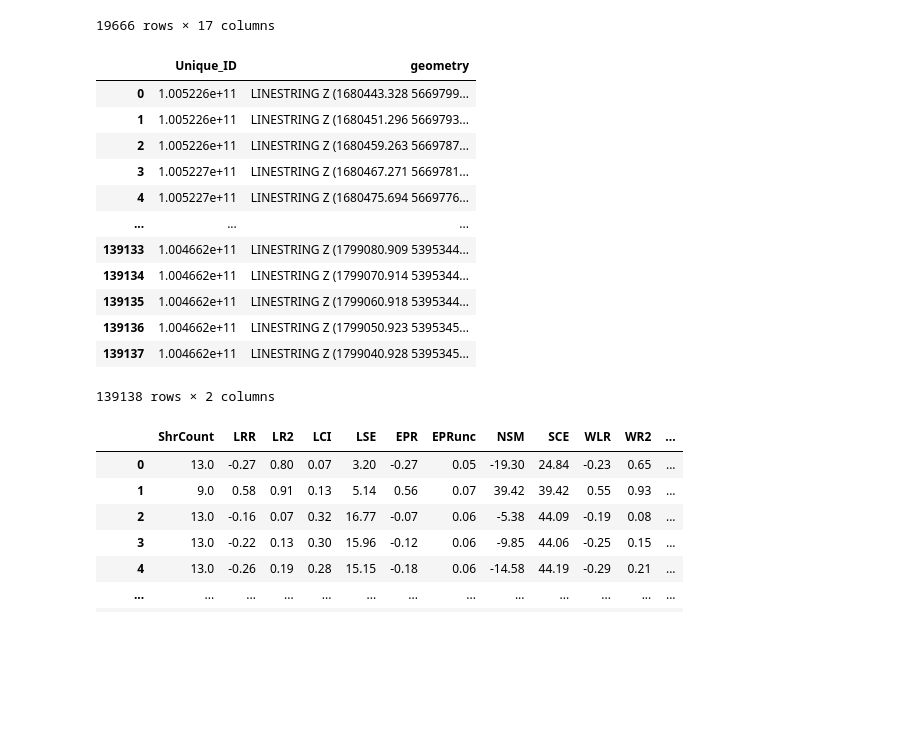
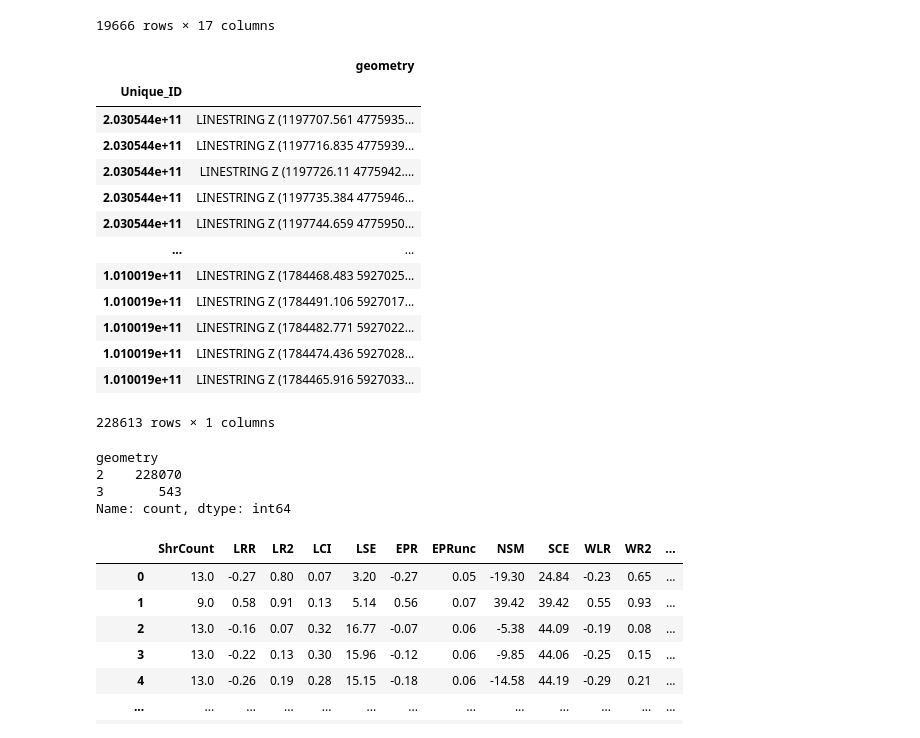
Before and after one commit to UoA-eResearch/retrolens, a Jupyter notebook: DSAS.ipynb, the cells around one changed output. Cells and saved outputs as stored; diff of their text form; code cells hidden in the pictures; blank space fills up the shorter version.

Commit message:
process_map testing

```diff
--- a/DSAS.ipynb
+++ b/DSAS.ipynb
@@ -24,20 +26,28 @@ shorelines
 | 19665 | Otago | Oamaru | TK | 1509 | Top of cliff | Max | 3 | 2 | 0 | 2.02 | ... |
 19666 rows × 17 columns
 # %%
-transects = gpd.read_file("Data for testing/Unique_ID_transects/NorthIsland_transects.shp")
+transects = pd.concat(gpd.read_file(f).set_index("Unique_ID") for f in glob("Data for testing/Unique_ID_transects/*.shp"))
 transects
 # %% [output]
-|  | Unique_ID | geometry |
-| 0 | 1.005226e+11 | LINESTRING Z (1680443.328 5669799... |
-| 1 | 1.005226e+11 | LINESTRING Z (1680451.296 5669793... |
-| 2 | 1.005226e+11 | LINESTRING Z (1680459.263 5669787... |
-| 3 | 1.005227e+11 | LINESTRING Z (1680467.271 5669781... |
-| 4 | 1.005227e+11 | LINESTRING Z (1680475.694 5669776... |
-| ... | ... | ... |
-| 139133 | 1.004662e+11 | LINESTRING Z (1799080.909 5395344... |
-| 139134 | 1.004662e+11 | LINESTRING Z (1799070.914 5395344... |
-| 139135 | 1.004662e+11 | LINESTRING Z (1799060.918 5395344... |
-| 139136 | 1.004662e+11 | LINESTRING Z (1799050.923 5395345... |
-| 139137 | 1.004662e+11 | LINESTRING Z (1799040.928 5395345... |
+|  | geometry |
+| Unique_ID |  |
+| 2.030544e+11 | LINESTRING Z (1197707.561 4775935... |
+| 2.030544e+11 | LINESTRING Z (1197716.835 4775939... |
+| 2.030544e+11 | LINESTRING Z (1197726.11 4775942.... |
+| 2.030544e+11 | LINESTRING Z (1197735.384 4775946... |
+| 2.030544e+11 | LINESTRING Z (1197744.659 4775950... |
+| ... | ... |
+| 1.010019e+11 | LINESTRING Z (1784468.483 5927025... |
+| 1.010019e+11 | LINESTRING Z (1784491.106 5927017... |
+| 1.010019e+11 | LINESTRING Z (1784482.771 5927022... |
+| 1.010019e+11 | LINESTRING Z (1784474.436 5927028... |
+| 1.010019e+11 | LINESTRING Z (1784465.916 5927033... |
-139138 rows × 2 columns
+228613 rows × 1 columns
+# %%
+transects.geometry.apply(lambda g: len(g.coords)).value_counts()
+# %% [output]
+geometry
+2    228070
+3       543
+Name: count, dtype: int64
 # %%
```
Also changed, not shown: parts of 7 cells of this notebook, 3 other files.
